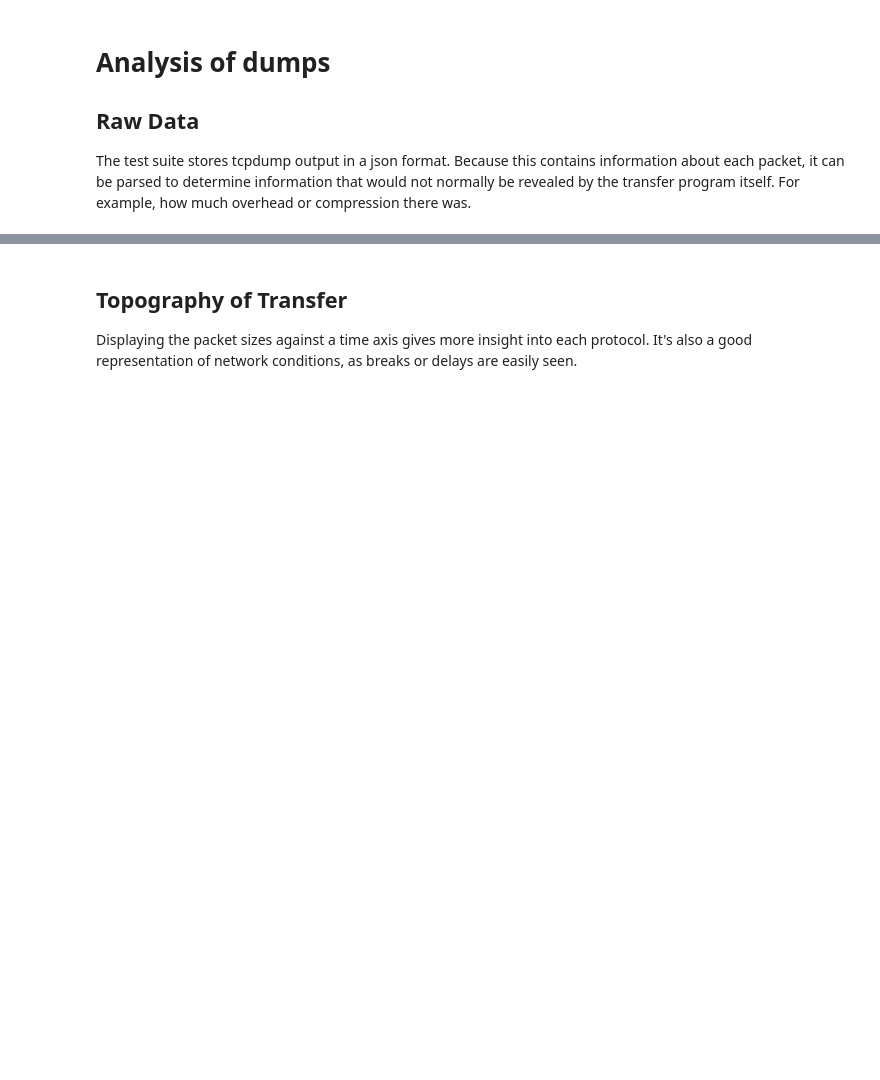
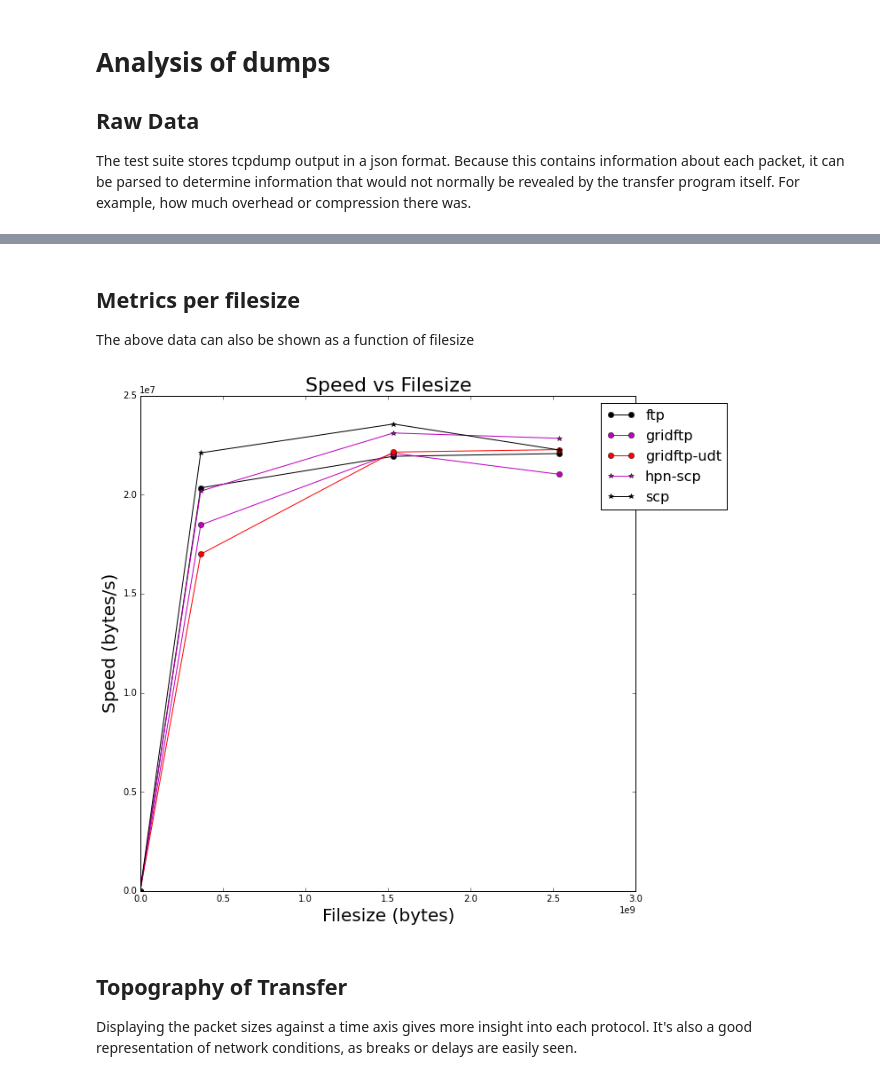
Before and after one commit to rsignell-usgs/bigbinf, a Jupyter notebook: protocol_testbed/analysis.ipynb, the cells around one changed output, grey strips where cells are left out. Saved outputs shown, nothing was run; the diff lists cells and outputs as text; code cells hidden in the pictures; blank space fills up the shorter version.

```diff
--- a/protocol_testbed/analysis.ipynb
+++ b/protocol_testbed/analysis.ipynb
@@ -55,3 +72,15 @@ agg_interact = interact(plot_speed_efficiency, df=fixed(agg), filesize=sizes)
+# %% [markdown]
+## Metrics per filesize
+The above data can also be shown as a function of filesize
+# %%
+%matplotlib inline
+from plot import plot_speed_per_filesize
+
+rcParams['figure.figsize'] = (10, 10)
+
+plot_speed_per_filesize(df, ratio=False)
+# %% [output]
+[figure, added]
 # %% [markdown]
 ## Topography of Transfer
 Displaying the packet sizes against a time axis gives more insight into each protocol. It's also a good representation of network conditions, as breaks or delays are easily seen.
```
Also changed, not shown: parts of 7 cells of this notebook, 4 other files.
